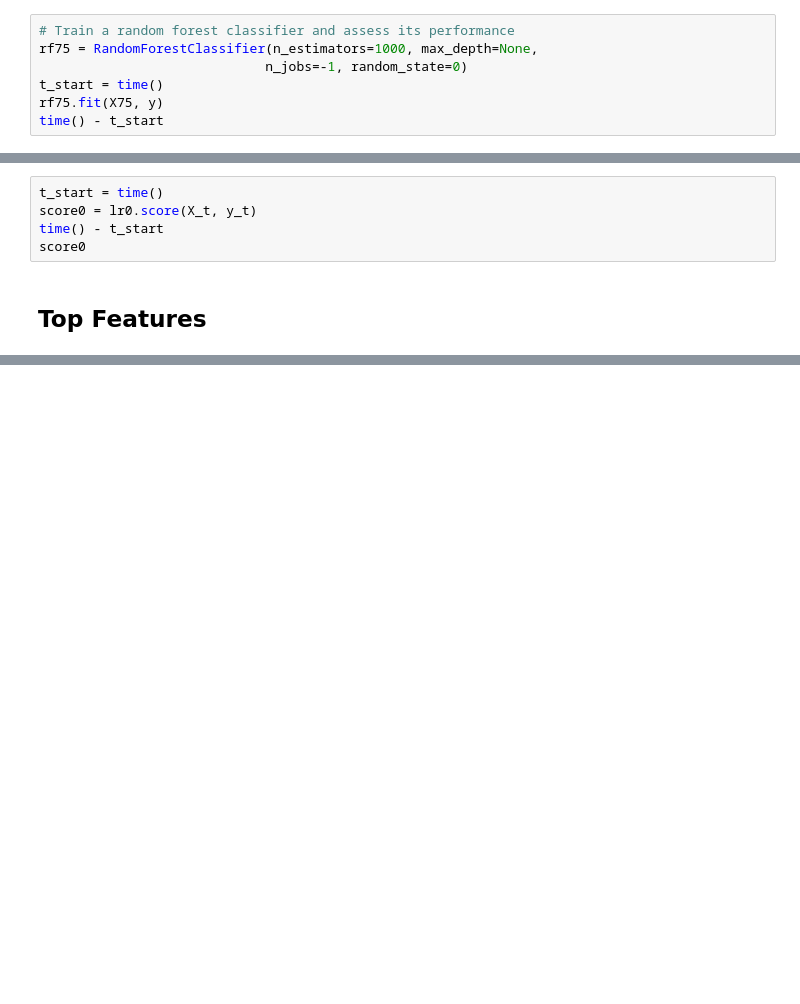
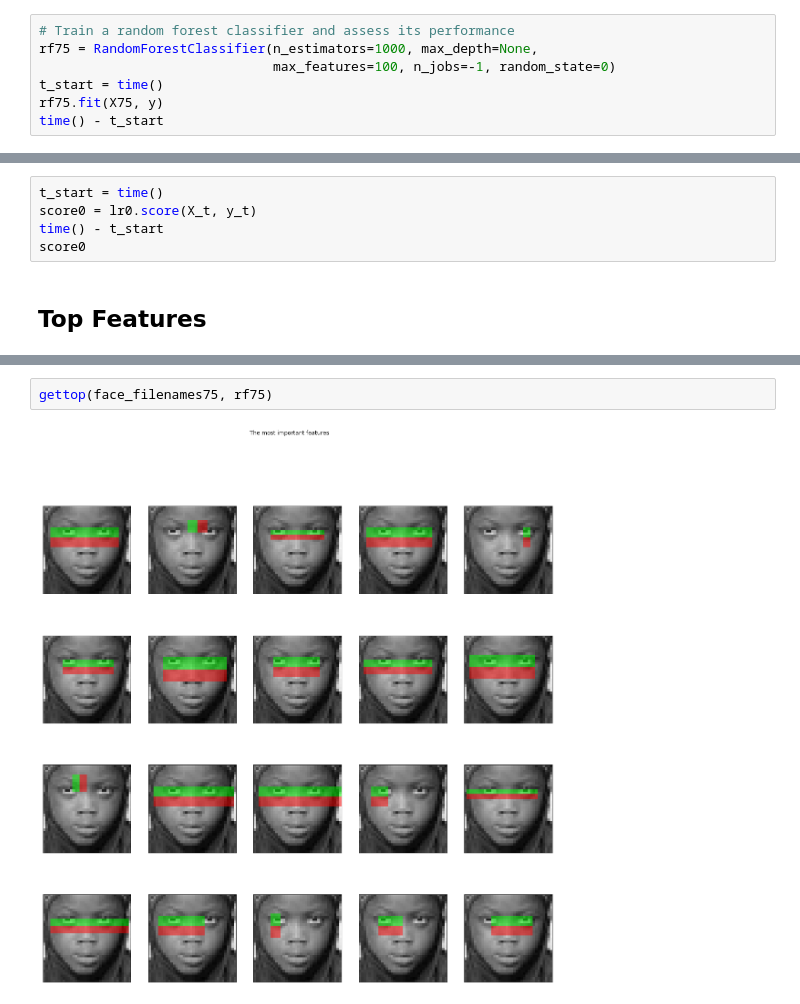
Before and after one commit to mjiang9/cos429project, a Jupyter notebook: Viola-Jones.ipynb, the cells around one changed output, grey strips where cells are left out. Drawn from its saved outputs; the diff is of its cells as text; blank space fills up the shorter version.

```diff
--- a/Viola-Jones.ipynb
+++ b/Viola-Jones.ipynb
@@ -343,7 +341,7 @@ print(rf50.score(X_t,y_t))
 # %%
 # Train a random forest classifier and assess its performance
 rf75 = RandomForestClassifier(n_estimators=1000, max_depth=None,
-                             n_jobs=-1, random_state=0)
+                              max_features=100, n_jobs=-1, random_state=0)
 t_start = time()
 rf75.fit(X75, y)
 time() - t_start
@@ -440,0 +454,4 @@ fig.suptitle('The most important features')
+# %%
+gettop(face_filenames75, rf75)
+# %% [output]
+[figure, added]
```
Also changed, not shown: parts of 23 cells of this notebook.
